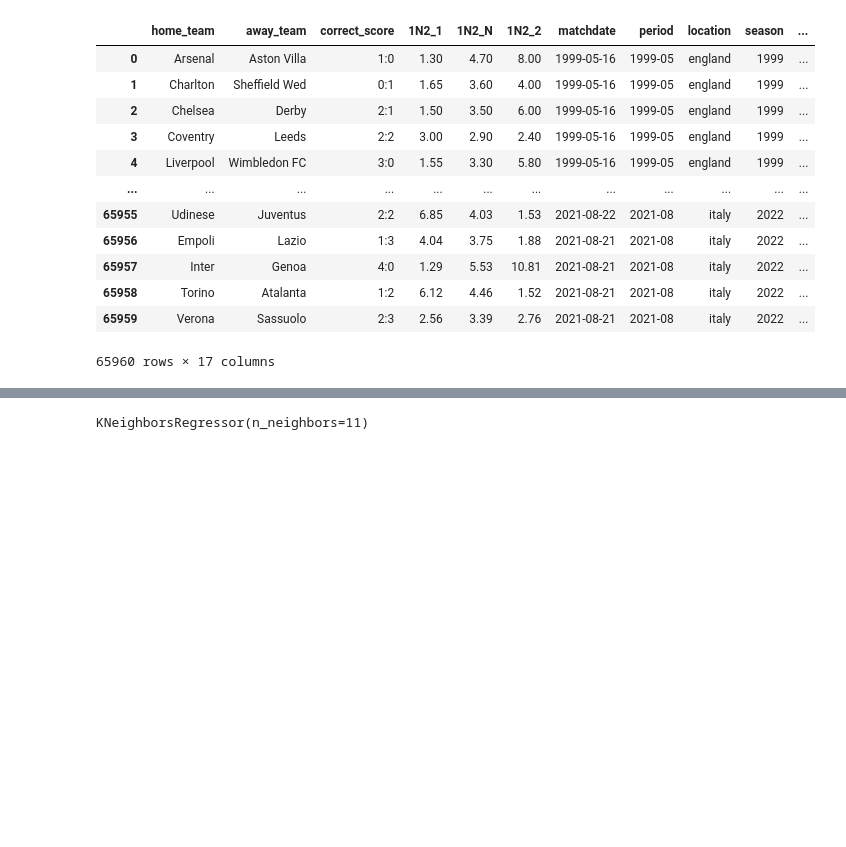
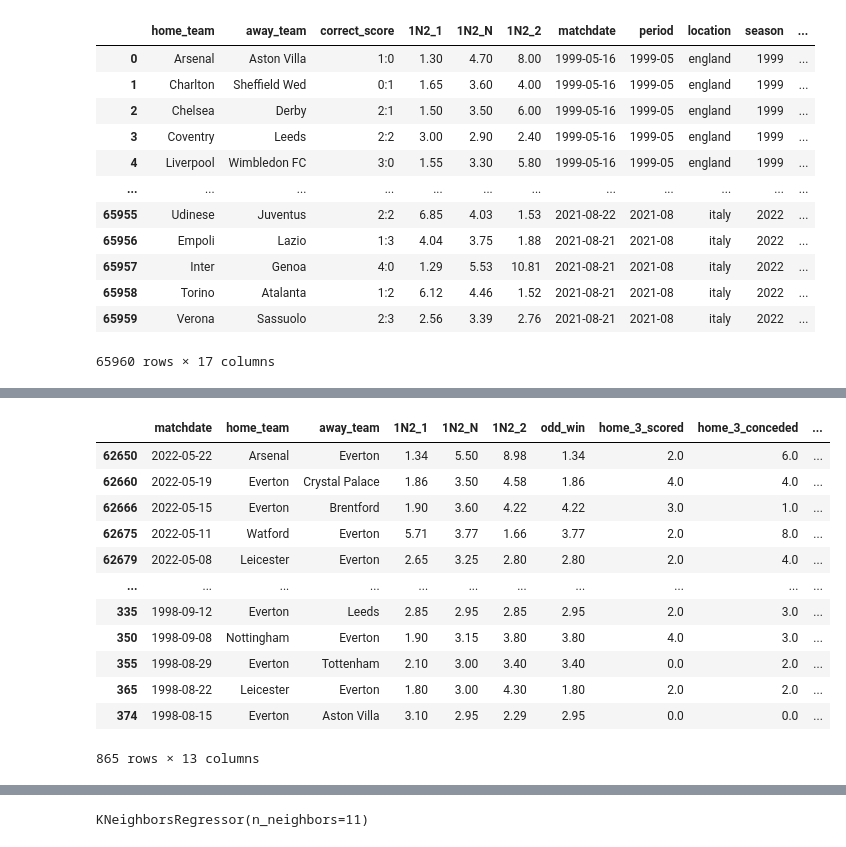
Before and after one commit to resquator/football-predictor, a Jupyter notebook: programs/football-eda.ipynb, the cells around one changed output, grey strips where cells are left out. Saved outputs shown, nothing was run; the diff lists cells and outputs as text; code cells hidden in the pictures; blank space fills up the shorter version.

```diff
--- a/programs/football-eda.ipynb
+++ b/programs/football-eda.ipynb
@@ -240 +326,17 @@ data
+# %%
+data.query('home_team == "Everton" | away_team == "Everton"').sort_values('matchdate', ascending=False)[['matchdate','home_team','away_team','1N2_1','1N2_N','1N2_2','odd_win','home_3_scored','home_3_conceded','away_3_scored','away_3_conceded','home_score','away_score']]
+# %% [output]
+|  | matchdate | home_team | away_team | 1N2_1 | 1N2_N | 1N2_2 | odd_win | home_3_scored | home_3_conceded | ... |
+| 62650 | 2022-05-22 | Arsenal | Everton | 1.34 | 5.50 | 8.98 | 1.34 | 2.0 | 6.0 | ... |
+| 62660 | 2022-05-19 | Everton | Crystal Palace | 1.86 | 3.50 | 4.58 | 1.86 | 4.0 | 4.0 | ... |
+| 62666 | 2022-05-15 | Everton | Brentford | 1.90 | 3.60 | 4.22 | 4.22 | 3.0 | 1.0 | ... |
+| 62675 | 2022-05-11 | Watford | Everton | 5.71 | 3.77 | 1.66 | 3.77 | 2.0 | 8.0 | ... |
+| 62679 | 2022-05-08 | Leicester | Everton | 2.65 | 3.25 | 2.80 | 2.80 | 2.0 | 4.0 | ... |
+| ... | ... | ... | ... | ... | ... | ... | ... | ... | ... | ... |
+| 335 | 1998-09-12 | Everton | Leeds | 2.85 | 2.95 | 2.85 | 2.95 | 2.0 | 3.0 | ... |
+| 350 | 1998-09-08 | Nottingham | Everton | 1.90 | 3.15 | 3.80 | 3.80 | 4.0 | 3.0 | ... |
+| 355 | 1998-08-29 | Everton | Tottenham | 2.10 | 3.00 | 3.40 | 3.40 | 0.0 | 2.0 | ... |
+| 365 | 1998-08-22 | Leicester | Everton | 1.80 | 3.00 | 4.30 | 1.80 | 2.0 | 2.0 | ... |
+| 374 | 1998-08-15 | Everton | Aston Villa | 3.10 | 2.95 | 2.29 | 2.95 | 0.0 | 0.0 | ... |
+865 rows × 13 columns
 # %%
```
Also changed, not shown: parts of 12 cells of this notebook.
